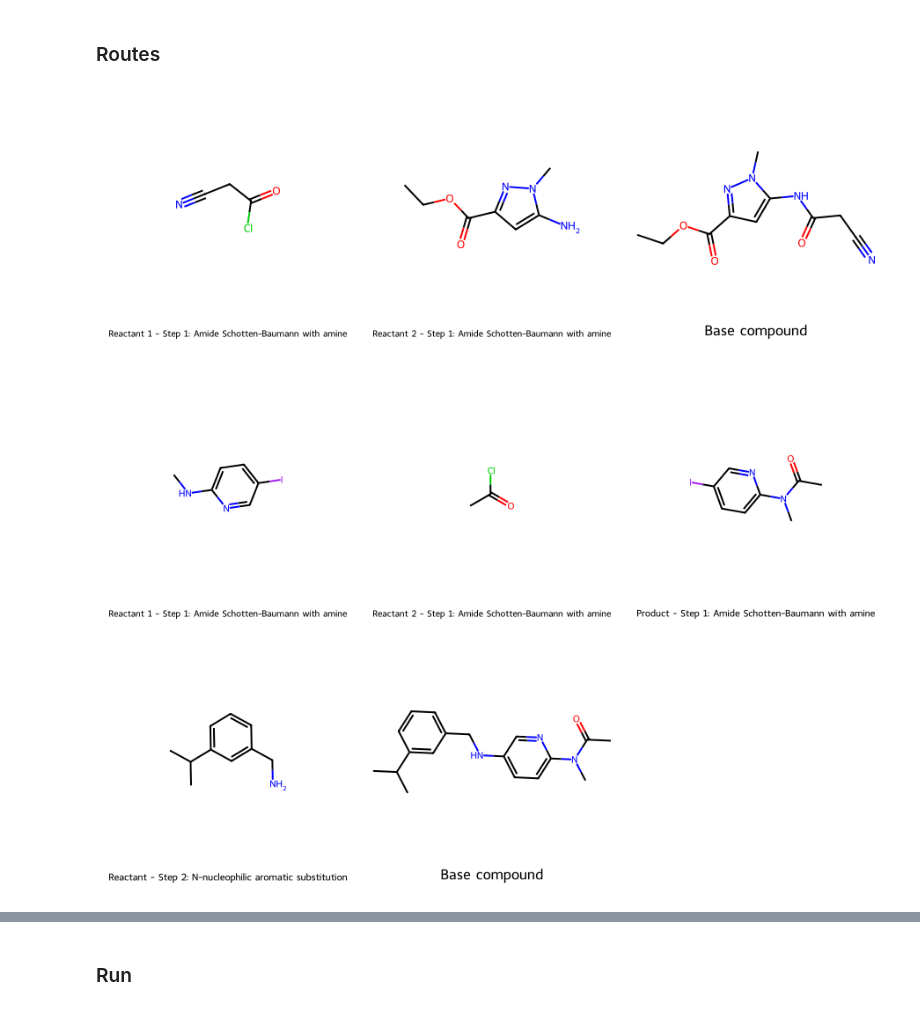
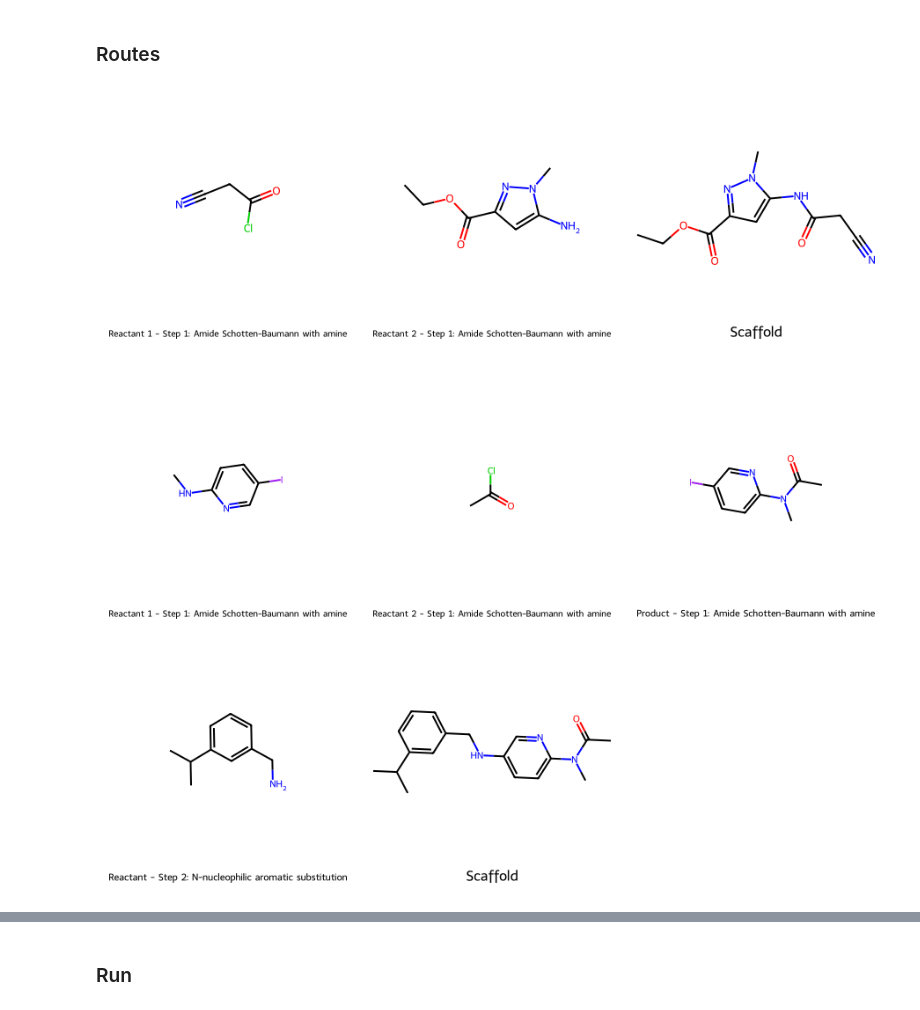
Before and after one commit to kate-fie/syndirella, a Jupyter notebook: syndirella/example/run_examples.ipynb, the cells around one changed output, grey strips where cells are left out. Drawn from its saved outputs; the diff is of its cells as text; code cells hidden in the pictures.

```diff
--- a/syndirella/example/run_examples.ipynb
+++ b/syndirella/example/run_examples.ipynb
@@ -100,39 +100,39 @@ def display_reactions_from_df(df, num_steps):
             legends.append(f"Reactant 1 - Step 1: {row['reaction_name_step1']}")
         if row['reactant2_step1'] != 'None':
             mols.append(Chem.MolFromSmiles(row['reactant2_step1']))
             legends.append(f"Reactant 2 - Step 1: {row['reaction_name_step1']}")
         if row['product_step1'] != 'None':
             mols.append(Chem.MolFromSmiles(row['product_step1']))
             legends.append(f"Product - Step 1: {row['reaction_name_step1']}")
 
         # Step 2 Reactants and Product (if present)
         if row['reactant_step2'] != 'None':
             mols.append(Chem.MolFromSmiles(row['reactant_step2']))
             legends.append(f"Reactant - Step 2: {row['reaction_name_step2']}")
         if row['product_step2'] != 'None':
             mols.append(Chem.MolFromSmiles(row['product_step2']))
             legends.append(f"Product - Step 2: {row['reaction_name_step2']}")
 
         # Step 3 Reactants and Product (if present)
         if row['reactant_step3'] != 'None':
             mols.append(Chem.MolFromSmiles(row['reactant_step3']))
             legends.append(f"Reactant - Step 3: {row['reaction_name_step3']}")
 
         # Final product
         mols.append(Chem.MolFromSmiles(row['smiles']))
-        legends.append("Base compound")
+        legends.append("Scaffold")
 
     # Draw the molecules with legends underneath
     img = Draw.MolsToGridImage(mols, molsPerRow=3, subImgSize=(300, 300), legends=legends)
     return img
 
 display_reactions_from_df(df[:1], num_steps=1)
 # %% [output]
-[figure, old version]
+[figure, new version]
 # %%
 display_reactions_from_df(df[1:2], num_steps=3)
 # %% [output]
-[figure, old version]
+[figure, new version]
 # %%
 display_reactions_from_df(df[2:3], num_steps=4)
 # %% [output]
```
Also changed, not shown: parts of 8 cells of this notebook, 24 other files.
